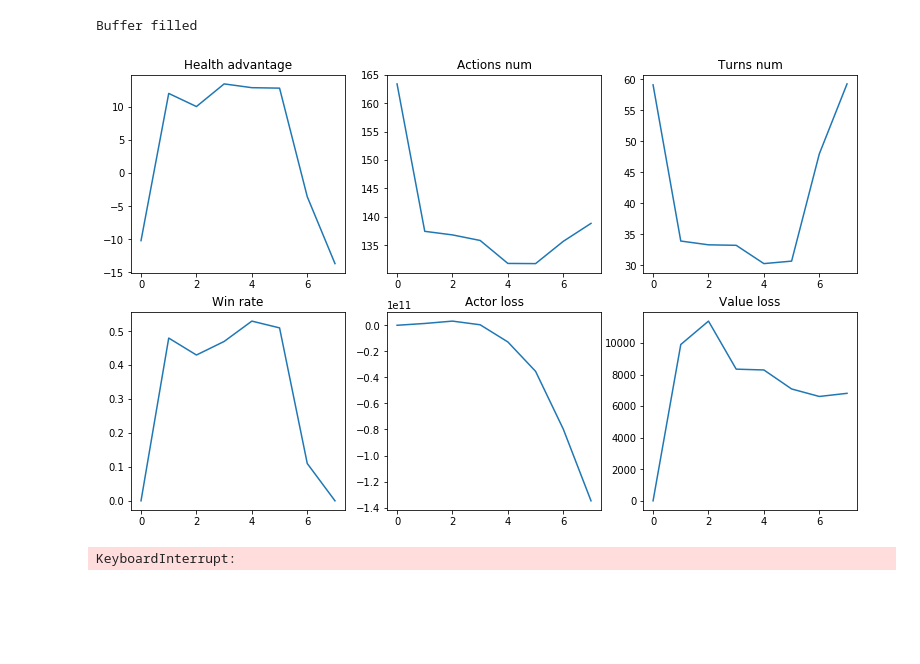
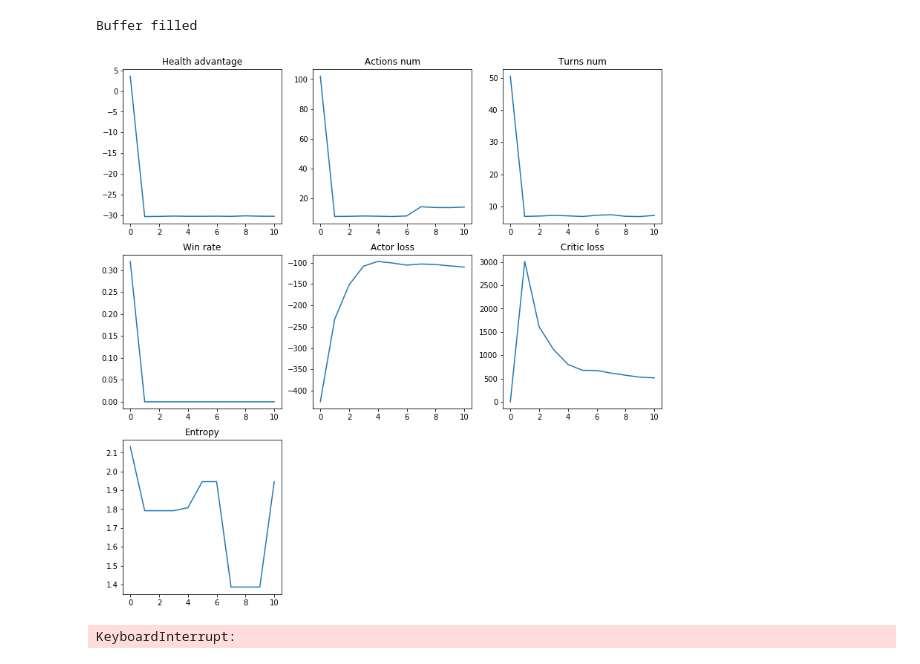
Before and after one commit to GospodinNoob/RL_CCG, a Jupyter notebook: refactored.ipynb, the cells around one changed output. Drawn from its saved outputs; the diff is of its cells as text; code cells hidden in the pictures; blank space fills up the shorter version.

Commit message:
many cards

```diff
--- a/refactored.ipynb
+++ b/refactored.ipynb
@@ -31,5 +49,5 @@ decks = [ccg.Deck(cores[i], piles[i], i) for i in range(playersNum)]
 # %%
-session = ccg.Session(decks)
+session = ccg.Session(cardsList, coreList, 2)
 # %%
 from __future__ import print_function
 print(torch.__version__)
@@ -72,6 +122,7 @@ health_adv_log = []
 actions_num_log = []
 turns_log = []
 wins_log = []
+entropy_log = []
 
 actor_loss_log = []
 value_loss_log = []
@@ -80,7 +131,7 @@ actor_loss_epoch = []
 value_loss_epoch = []
 
 print("Filling buffer")
-for i in range(100):
+for i in range(1):
     trainer.playGame(record = True, evaluate = False)
 print("Buffer filled")
 # %% [output]
@@ -108,51 +159,60 @@ for i in range(10000):
         mean_actions_num = 0
         mean_turns = 0
         mean_wins = 0
+        mean_entropy = []
+
         for i in range(eval_games):
-            adv, actions_num, turns, winner = eval_trainer.playGame(record = False, evaluate = True)
+            game_stat, entropy = eval_trainer.playGame(record = False, evaluate = True)
+            adv, actions_num, turns, winner = game_stat
             mean_health_adv += adv[0]
             mean_actions_num += actions_num[0]
             mean_turns += turns
             mean_wins += winner[0]
+            mean_entropy.extend(entropy[0])
 
         health_adv_log.append(mean_health_adv / eval_games)
         actions_num_log.append(mean_actions_num / eval_games)
         turns_log.append(mean_turns / eval_games)
         wins_log.append(mean_wins / eval_games)
+        entropy_log.append(np.mean(mean_entropy))
 
         value_loss_log.append(np.mean(value_loss_epoch))
         actor_loss_log.append(np.mean(actor_loss_epoch))
 
         acotor_loss_epoch = []
         value_loss_epoch = []
 
-        fig = plt.figure(figsize=(13, 8))
+        fig = plt.figure(figsize=(13, 13))
 
-        plt.subplot(2, 3, 1)
+        plt.subplot(3, 3, 1)
         plt.plot(range(len(health_adv_log)), health_adv_log)
         plt.title("Health advantage")
 
-        plt.subplot(2, 3, 2)
+        plt.subplot(3, 3, 2)
         plt.plot(range(len(actions_num_log)), actions_num_log)
         plt.title("Actions num")
 
-        plt.subplot(2, 3, 3)
+        plt.subplot(3, 3, 3)
         plt.plot(range(len(turns_log)), turns_log)
         plt.title("Turns num")
 
-        plt.subplot(2, 3, 4)
+        plt.subplot(3, 3, 4)
         plt.plot(range(len(wins_log)), wins_log)
         plt.title("Win rate")
 
-        plt.subplot(2, 3, 5)
+        plt.subplot(3, 3, 5)
         plt.plot(range(len(actor_loss_log)), actor_loss_log)
         plt.title("Actor loss")
 
-        plt.subplot(2, 3, 6)
+        plt.subplot(3, 3, 6)
         plt.plot(range(len(value_loss_log)), value_loss_log)
-        plt.title("Value loss")
+        plt.title("Critic loss")
+
+        plt.subplot(3, 3, 7)
+        plt.plot(range(len(entropy_log)), entropy_log)
+        plt.title("Entropy")
 
         plt.show()
 # %% [output]
-[figure, old version]
+[figure, new version]
 KeyboardInterrupt:
```
Also changed, not shown: parts of 5 cells of this notebook, 6 other files.
